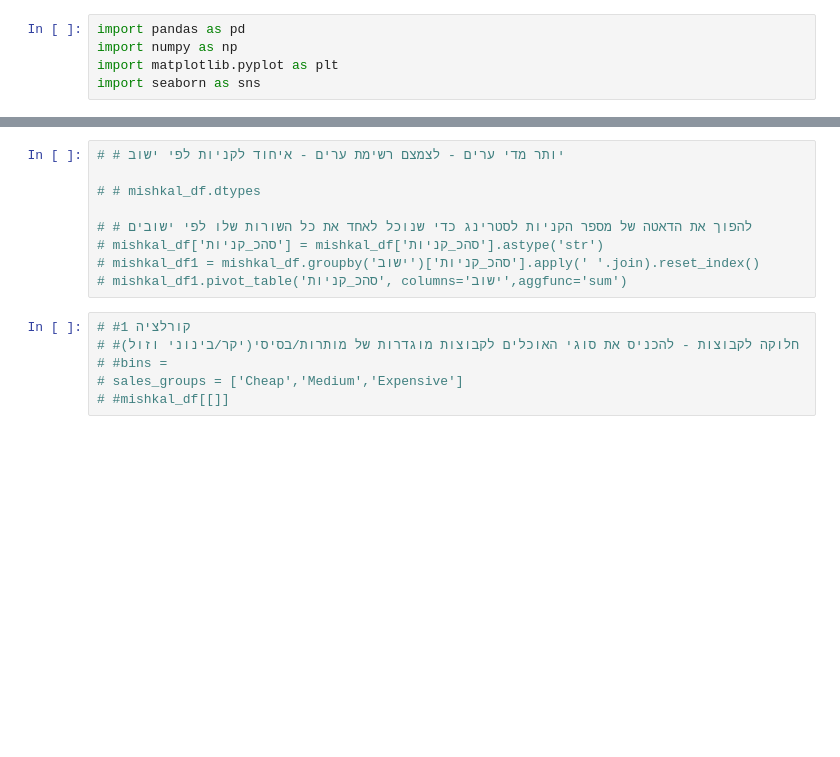
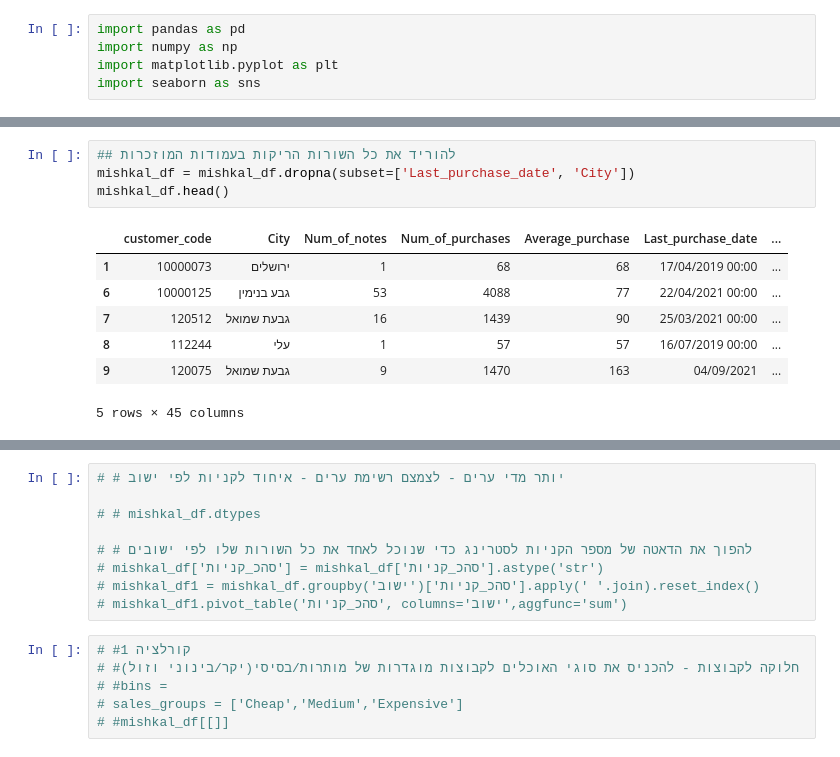
Before and after one commit to tamarsheinbach/AL_hamishkal, a Jupyter notebook: al_hamishkal.ipynb, the cells around one changed output, grey strips where cells are left out. Cells and saved outputs as stored; diff of their text form; blank space fills up the shorter version.

```diff
--- a/al_hamishkal.ipynb
+++ b/al_hamishkal.ipynb
@@ -147,0 +49,12 @@ mishkal_df
+# %%
+## להוריד את כל השורות הריקות בעמודות המוזכרות
+mishkal_df = mishkal_df.dropna(subset=['Last_purchase_date', 'City'])
+mishkal_df.head()
+# %% [output]
+|  | customer_code | City | Num_of_notes | Num_of_purchases | Average_purchase | Last_purchase_date | ... |
+| 1 | 10000073 | ירושלים | 1 | 68 | 68 | 17/04/2019 00:00 | ... |
+| 6 | 10000125 | גבע בנימין | 53 | 4088 | 77 | 22/04/2021 00:00 | ... |
+| 7 | 120512 | גבעת שמואל | 16 | 1439 | 90 | 25/03/2021 00:00 | ... |
+| 8 | 112244 | עלי | 1 | 57 | 57 | 16/07/2019 00:00 | ... |
+| 9 | 120075 | גבעת שמואל | 9 | 1470 | 163 | 04/09/2021 | ... |
+5 rows × 45 columns
```
Also changed, not shown: parts of 21 cells of this notebook.
